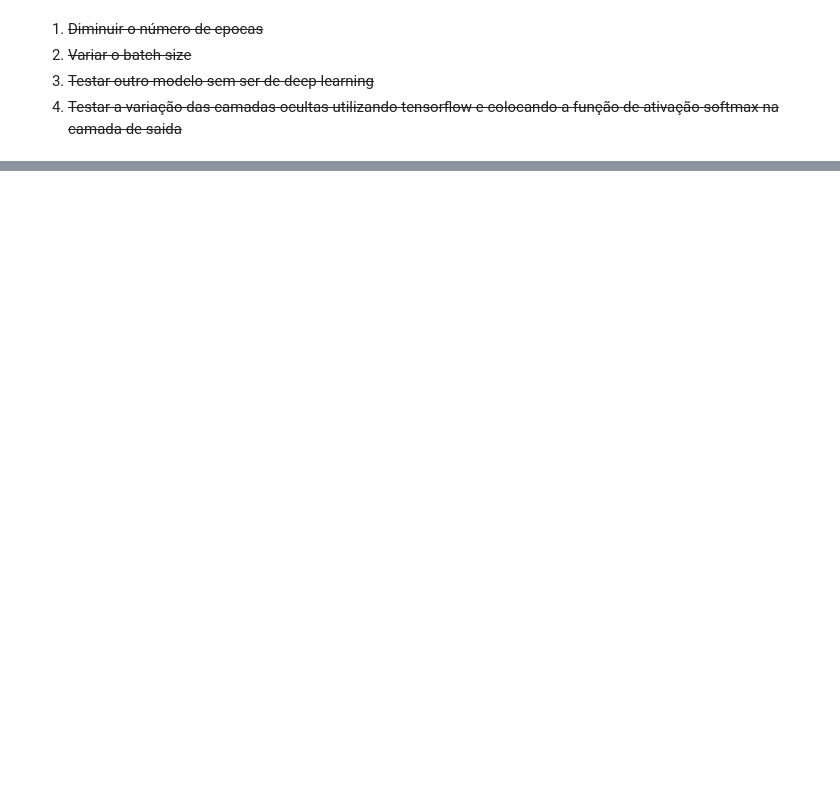
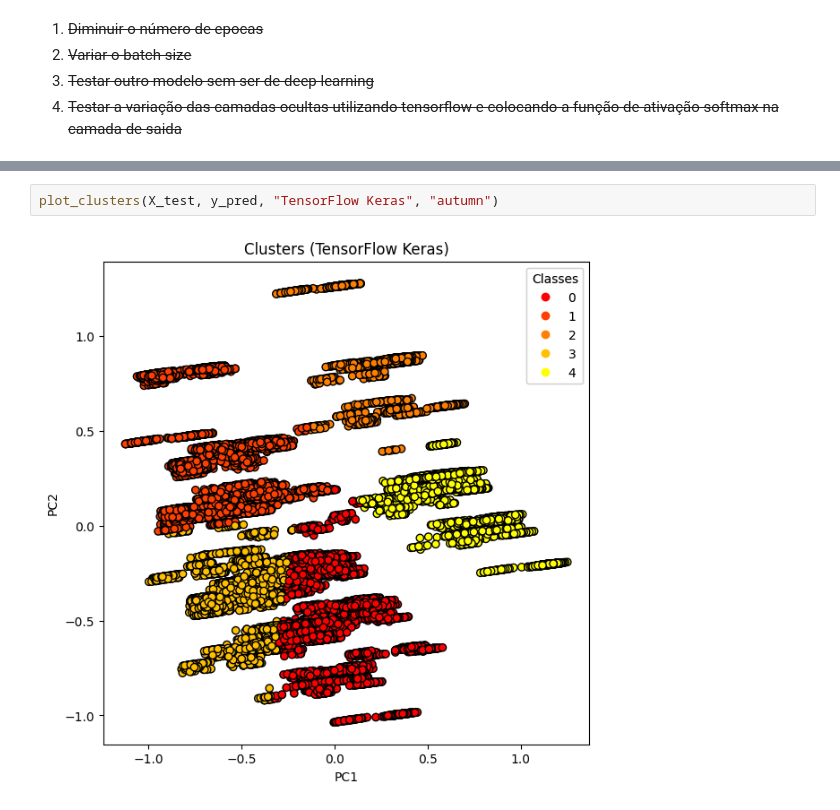
Before and after one commit to gabriel-fonseca-repo/enem-microdados-ml, a Jupyter notebook: src/av3.ipynb, the cells around one changed output, grey strips where cells are left out. Saved outputs shown, nothing was run; the diff lists cells and outputs as text; blank space fills up the shorter version.

```diff
--- a/src/av3.ipynb
+++ b/src/av3.ipynb
@@ -127,3 +175,7 @@ Test accuracy: 0.9986295104026794
+# %%
+plot_clusters(X_test, y_pred, "TensorFlow Keras", "autumn")
+# %% [output]
+[figure, added]
 # %%
 perceptron = Perceptron(random_state=mlp_r_state)
 
```
Also changed, not shown: parts of 13 cells of this notebook, 1 other file.
